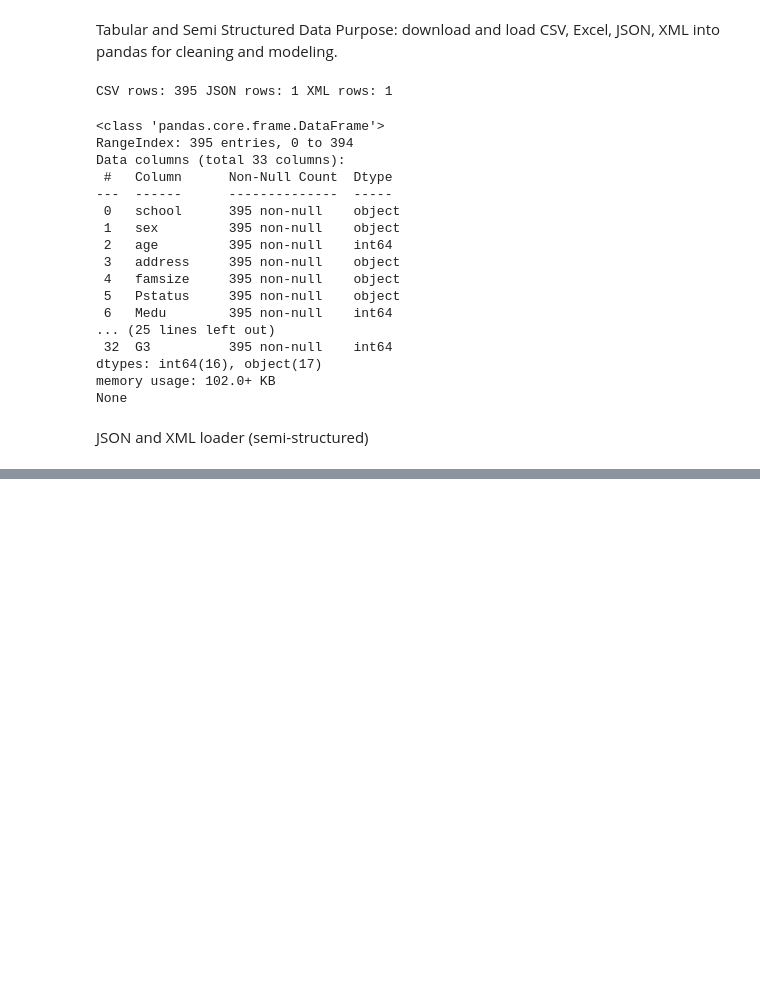
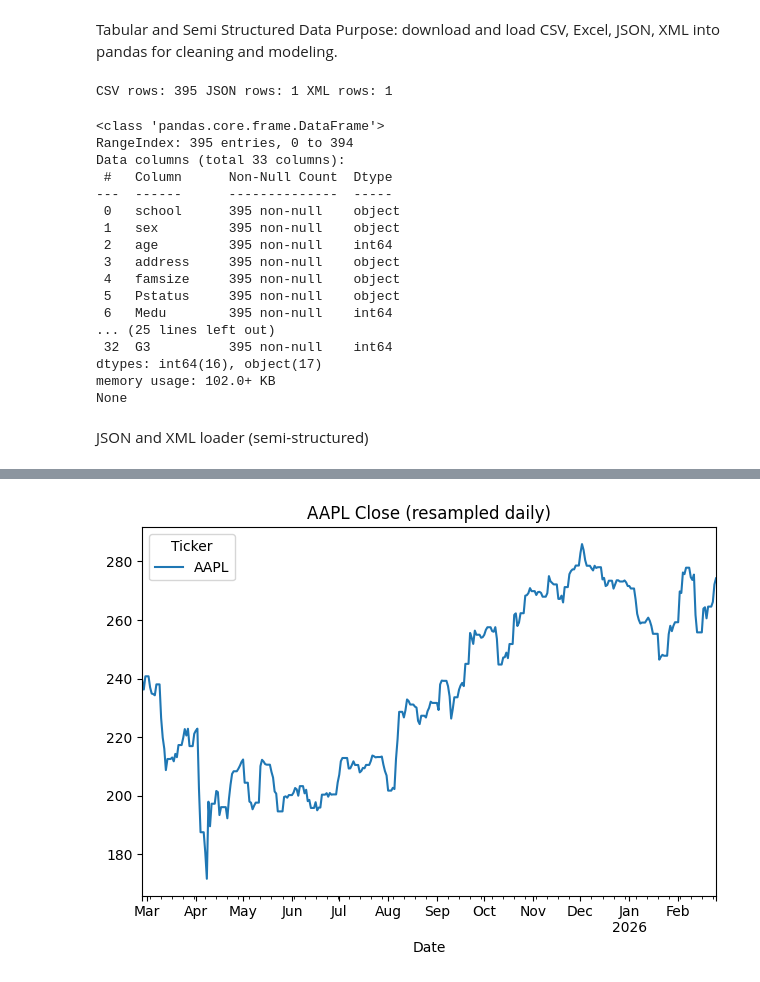
Before and after one commit to malikjunaidgul/DataAnalytics, a Jupyter notebook: Dataloading.ipynb, the cells around one changed output, grey strips where cells are left out. Drawn from its saved outputs; the diff is of its cells as text; code cells hidden in the pictures; blank space fills up the shorter version.

```diff
--- a/Dataloading.ipynb
+++ b/Dataloading.ipynb
@@ -146,0 +210,81 @@ def load_xml_string(xml_str):
+# %%
+# timeseries_and_spatial.py
+import os
+from datetime import datetime, timedelta
+import pandas as pd
+import geopandas as gpd
+import requests
+import json
+import matplotlib.pyplot as plt
+import yfinance as yf
+
+os.makedirs("data/timeseries", exist_ok=True)
+os.makedirs("data/spatial", exist_ok=True)
+
+# 1) Time-series: download 1 year of AAPL and display head + plot
+df_aapl = yf.download("AAPL", period="1y", progress=False)
+df_aapl.index = pd.to_datetime(df_aapl.index)
+df_daily = df_aapl.resample("D").ffill()
+print("=== Time-series (AAPL) ===")
+print("Shape:", df_daily.shape)
+print(df_daily[['Close']].head(5))
+df_daily['Close'].plot(title="AAPL Close (resampled daily)")
+plt.tight_layout()
+plt.show()
+
+# 2) Spatial: USGS last 7 days GeoJSON (min magnitude 2.5)
+params = {
+    "format": "geojson",
+    "starttime": (datetime.utcnow() - timedelta(days=7)).strftime("%Y-%m-%d"),
+    "endtime": datetime.utcnow().strftime("%Y-%m-%d"),
+    "minmagnitude": 2.5
+}
+r = requests.get("https://earthquake.usgs.gov/fdsnws/event/1/query", params=params)
+r.raise_for_status()
+geojason = r.json()
+with open("data/spatial/quakes.geojson", "w") as f:
+    json.dump(geojson, f)
+
+gdf = gpd.read_file("data/spatial/quakes.geojson")
+print("\n=== Spatial (USGS earthquakes last 7 days) ===")
+print("Count:", len(gdf))
+# Fix: Select actual property columns instead of 'properties'
+print(gdf[['mag', 'place', 'time', 'geometry']].head(5).to_string(index=False))
+
+# Fix: Download the naturalearth_lowres dataset directly
+# The geopandas.dataset has been deprecated. Download from the URL provided in the error message.
+# Download directly from Natural Earth website
+naturalearth_url = "https://www.naturalearthdata.com/http//www.naturalearthdata.com/download/110m/cultural/ne_110m_admin_0_countries.zip"
+headers = {'User-Agent': 'Mozilla/5.0 (Windows NT 10.0; Win64; x64) AppleWebKit/537.36 (KHTML, like Gecko) Chrome/58.0.3029.110 Safari/537.3'}
+r_ne = requests.get(naturalearth_url, headers=headers)
+r_ne.raise_for_status()
+
+# Extract the zip file contents into a temporary directory
+import zipfile
+import io
+import tempfile
+
+with tempfile.TemporaryDirectory() as tmpdir:
+    z_ne = zipfile.ZipFile(io.BytesIO(r_ne.content))
+    z_ne.extractall(tmpdir)
+
+    # Find the .shp file in the extracted directory
+    shp_file = None
+    for root, _, files in os.walk(tmpdir):
+        for file in files:
+            if file.endswith(".shp"):
+                shp_file = os.path.join(root, file)
+                break
+        if shp_file:
+            break
+
+    if shp_file:
+        world = gpd.read_file(shp_file)
+    else:
+        raise FileNotFoundError("Shapefile not found in the downloaded zip.")
+
+ax = world.plot(color="lightgray", figsize=(10,5))
+gdf.plot(ax=ax, markersize=20, color="red")
+plt.title("Earthquakes (last 7 days, mag >= 2.5)")
+plt.show()
+# %% [output]
@@ -146,0 +301 @@ def load_xml_string(xml_str):
+[figure, added]
```
Also changed, not shown: parts of 4 cells of this notebook.
